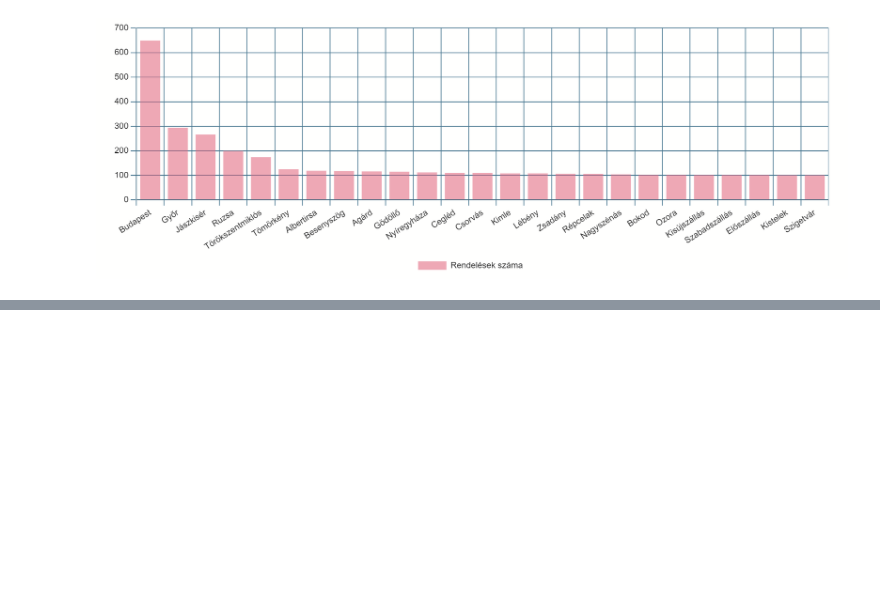
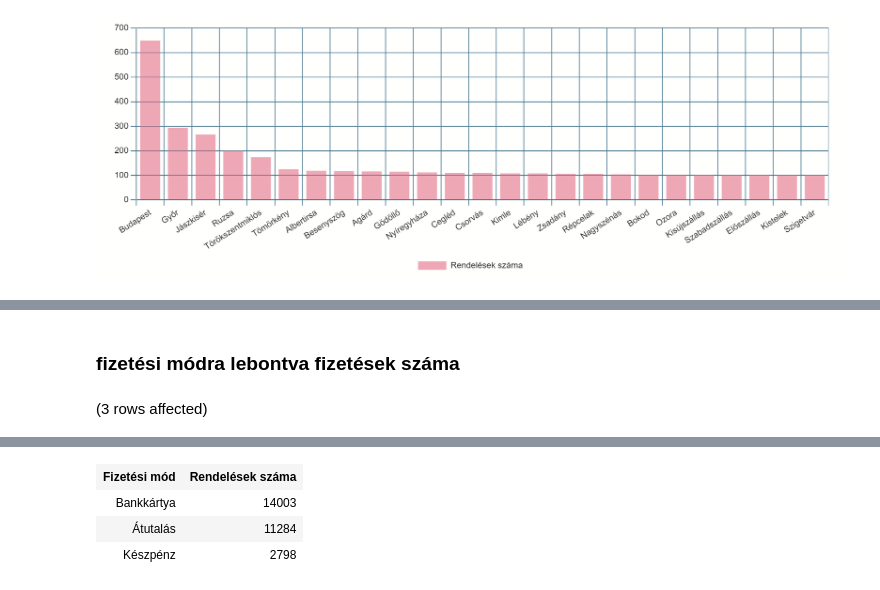
Before and after one commit to czapekzoli/sql2, a Jupyter notebook: webshop_adatmodellezes.ipynb, the cells around one changed output, grey strips where cells are left out. Drawn from its saved outputs; the diff is of its cells as text; code cells hidden in the pictures; blank space fills up the shorter version.

```diff
--- a/webshop_adatmodellezes.ipynb
+++ b/webshop_adatmodellezes.ipynb
@@ -85,0 +115,8 @@ ORDER BY [Rendelések száma] DESC
+# %% [markdown]
+### fizetési módra lebontva fizetések száma
+# %%
+SELECT FIZ_MOD AS 'Fizetési mód', COUNT(*) AS 'Rendelések száma'
+FROM Rendeles
+GROUP BY FIZ_MOD
+# %% [output]
+(3 rows affected)
@@ -85,0 +124,4 @@ ORDER BY [Rendelések száma] DESC
+| Fizetési mód | Rendelések száma |
+| Bankkártya | 14003 |
+| Átutalás | 11284 |
+| Készpénz | 2798 |
```
Also changed, not shown: parts of 14 cells of this notebook.
